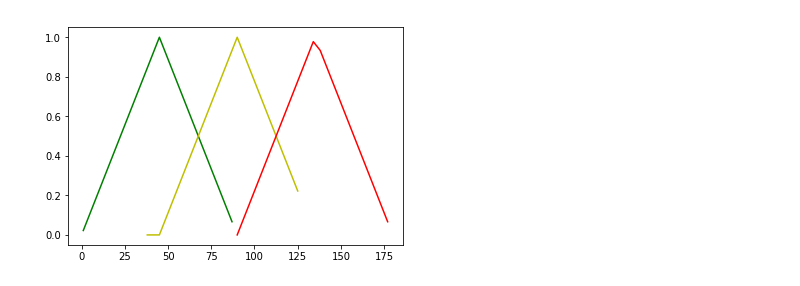
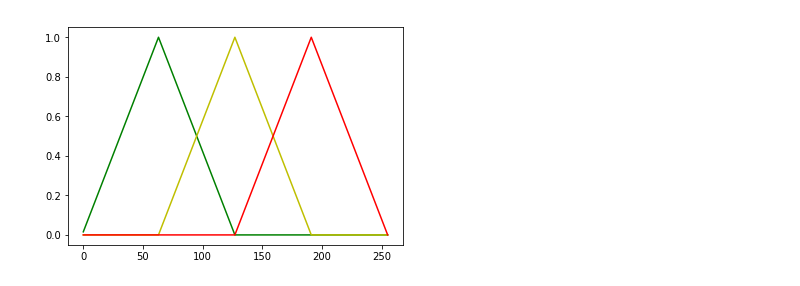
Before and after one commit to jjerry-k/learning_imageprocessing, a Jupyter notebook: Study/week03/Fuzzy.ipynb, the cells around one changed output. Drawn from its saved outputs; the diff is of its cells as text; code cells hidden in the pictures.

```diff
--- a/Study/week03/Fuzzy.ipynb
+++ b/Study/week03/Fuzzy.ipynb
@@ -77,22 +78,25 @@ def gaussian(a, b, c, z):
         return np.exp(-up)
     else : return 0
 # %%
-z = np.random.randint(0, 180, 180)
-z.sort()
-mu_tri1 = []
-mu_tri2 = []
-mu_tri3 = []
-for i in z[:90]:
-    mu_tri1.append(triangle(45, 45, 45, i))
-for i in z[45:135]:
-    mu_tri2.append(triangle(90, 45, 45, i))
-for i in z[90:]:
-    mu_tri3.append(triangle(135, 45, 45, i))
+z_c = np.arange(0,256)
+#z_c.sort()
+z_tri1 = []
+z_tri2 = []
+z_tri3 = []
+for i in z_c:
+    z_tri1.append(triangle(63, 64, 64, i))
+for i in z_c:
+    z_tri2.append(triangle(127, 64, 64, i))
+for i in z_c:
+    z_tri3.append(triangle(191, 64, 64, i))
 
+z_tri1 = np.array(z_tri1)
+z_tri2 = np.array(z_tri2)
+z_tri3 = np.array(z_tri3)
 
-plt.plot(z[:90], mu_tri1, 'g-')
-plt.plot(z[45:135], mu_tri2, 'y-')
-plt.plot(z[90:], mu_tri3, 'r-')
+plt.plot(z_c, z_tri1, 'g-')
+plt.plot(z_c, z_tri2, 'y-')
+plt.plot(z_c, z_tri3, 'r-')
 plt.show()
 # %% [output]
-[figure, old version]
+[figure, new version]
```
Also changed, not shown: parts of 8 cells of this notebook.
